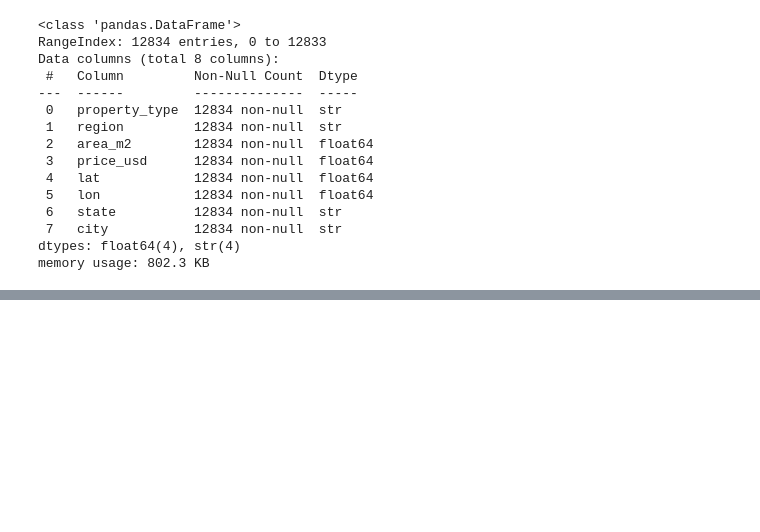
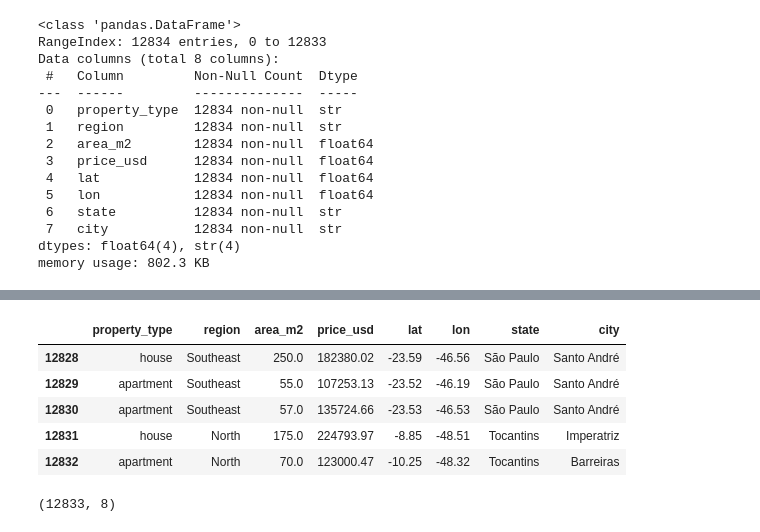
Before and after one commit to CyrilCele/brazil-real-estate-analysis, a Jupyter notebook: notebooks/01_data_understanding.ipynb, the cells around one changed output, grey strips where cells are left out. Drawn from its saved outputs; the diff is of its cells as text; code cells hidden in the pictures; blank space fills up the shorter version.

```diff
--- a/notebooks/01_data_understanding.ipynb
+++ b/notebooks/01_data_understanding.ipynb
@@ -232,0 +482,13 @@ memory usage: 802.3 KB
+# %%
+df2.tail()
+# %% [output]
+|  | property_type | region | area_m2 | price_usd | lat | lon | state | city |
+| 12828 | house | Southeast | 250.0 | 182380.02 | -23.59 | -46.56 | São Paulo | Santo André |
+| 12829 | apartment | Southeast | 55.0 | 107253.13 | -23.52 | -46.19 | São Paulo | Santo André |
+| 12830 | apartment | Southeast | 57.0 | 135724.66 | -23.53 | -46.53 | São Paulo | Santo André |
+| 12831 | house | North | 175.0 | 224793.97 | -8.85 | -48.51 | Tocantins | Imperatriz |
+| 12832 | apartment | North | 70.0 | 123000.47 | -10.25 | -48.32 | Tocantins | Barreiras |
+# %%
+df2.shape
+# %% [output]
+(12833, 8)
```
Also changed, not shown: parts of 33 cells of this notebook, 3 other files.
